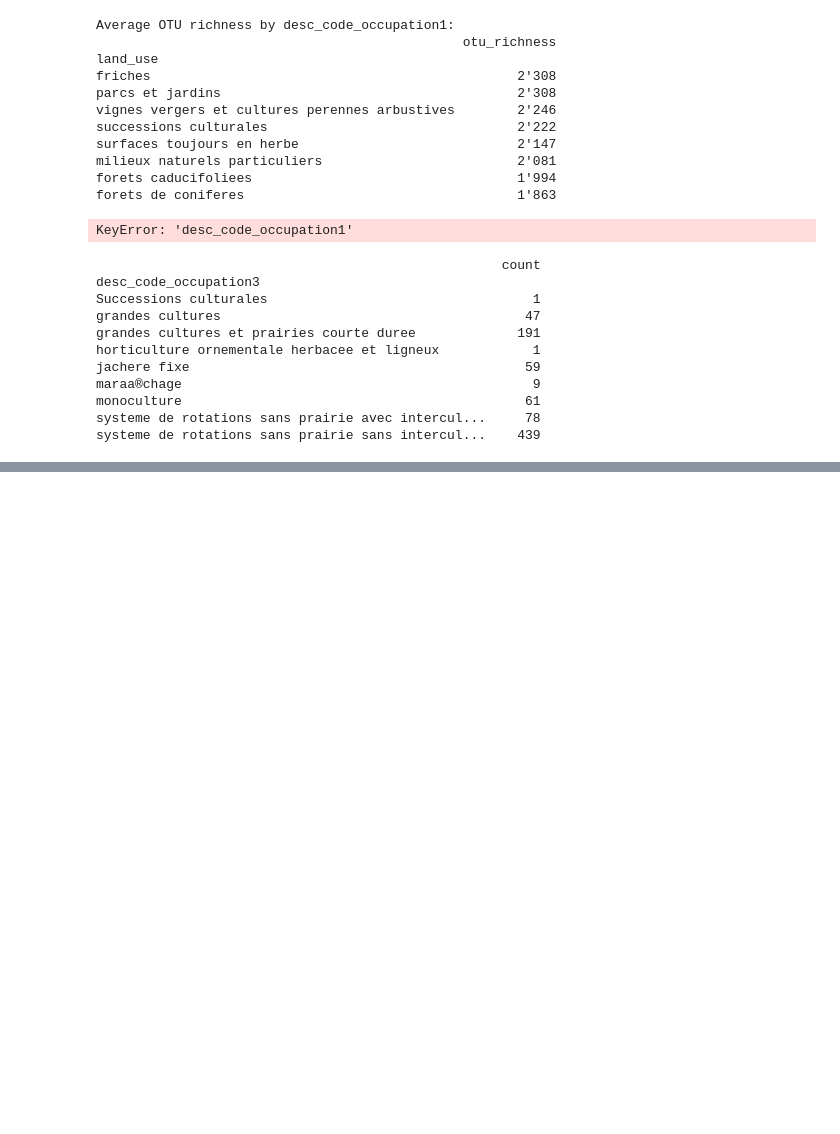
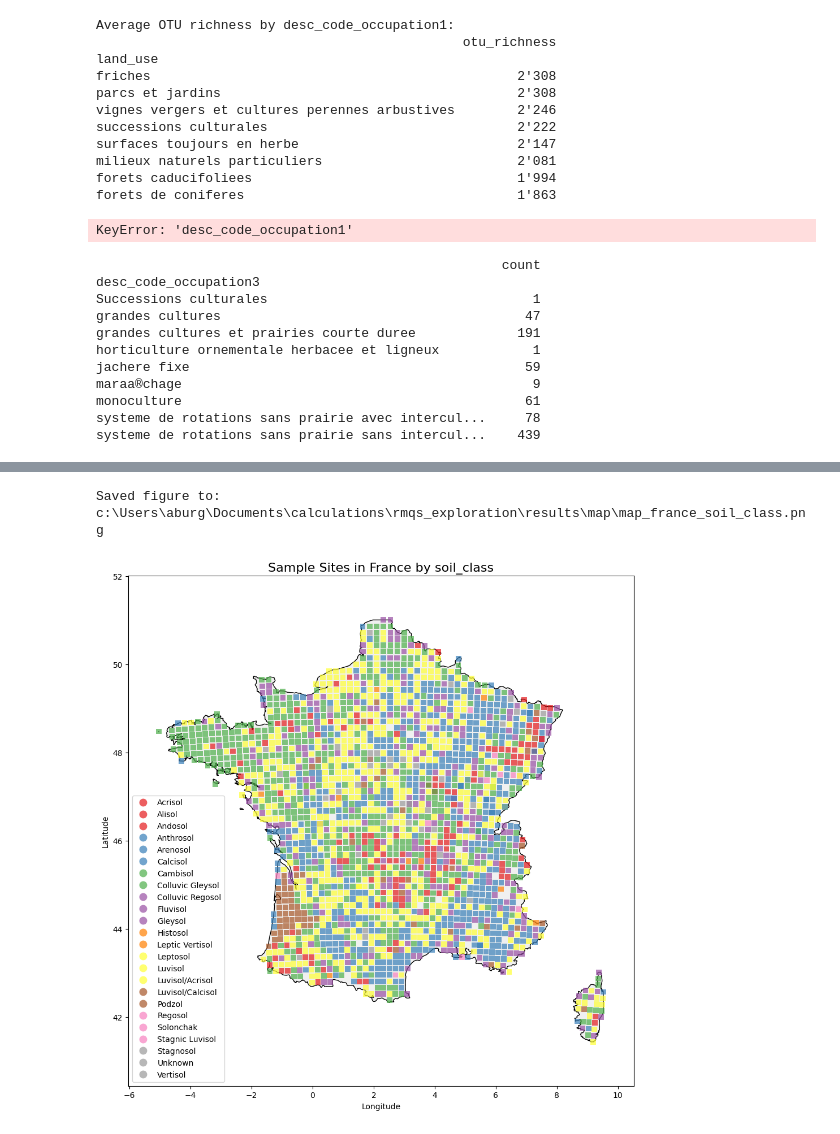
Before and after one commit to Phurga/rmqs_exploration, a Jupyter notebook: code/tests.ipynb, the cells around one changed output, grey strips where cells are left out. Cells and saved outputs as stored; diff of their text form; code cells hidden in the pictures; blank space fills up the shorter version.

```diff
--- a/code/tests.ipynb
+++ b/code/tests.ipynb
@@ -207,0 +248,5 @@ systeme de rotations sans prairie sans intercul...    439
+# %%
+plot_map.main("wrb_guess", 'soil_class')
+# %% [output]
+Saved figure to: c:\Users\aburg\Documents\calculations\rmqs_exploration\results\map\map_france_soil_class.png
+[figure, added]
```
Also changed, not shown: parts of 1 cell of this notebook, 9 other files.
